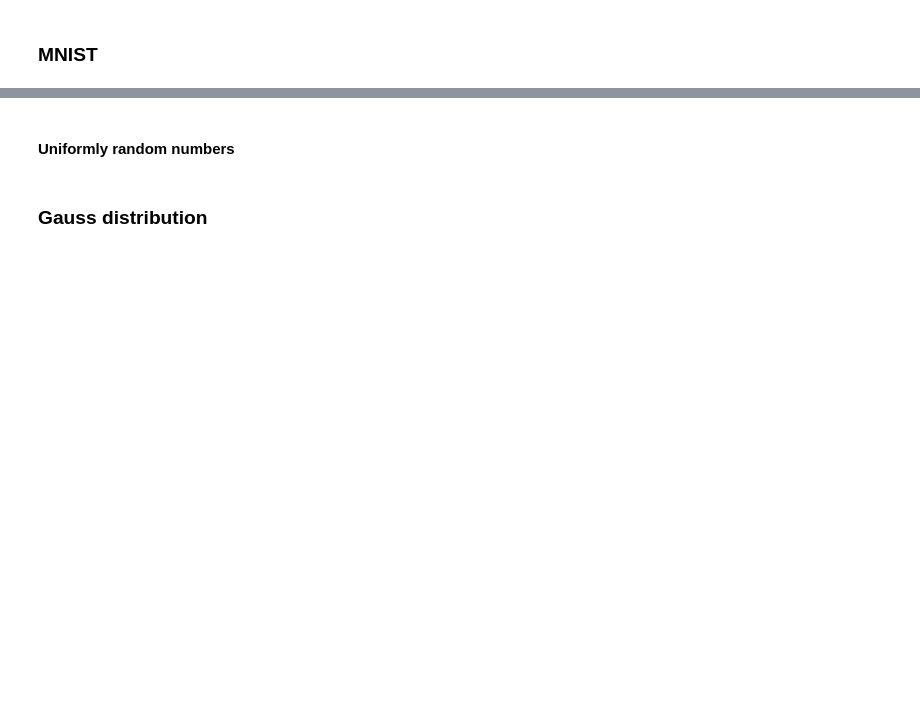
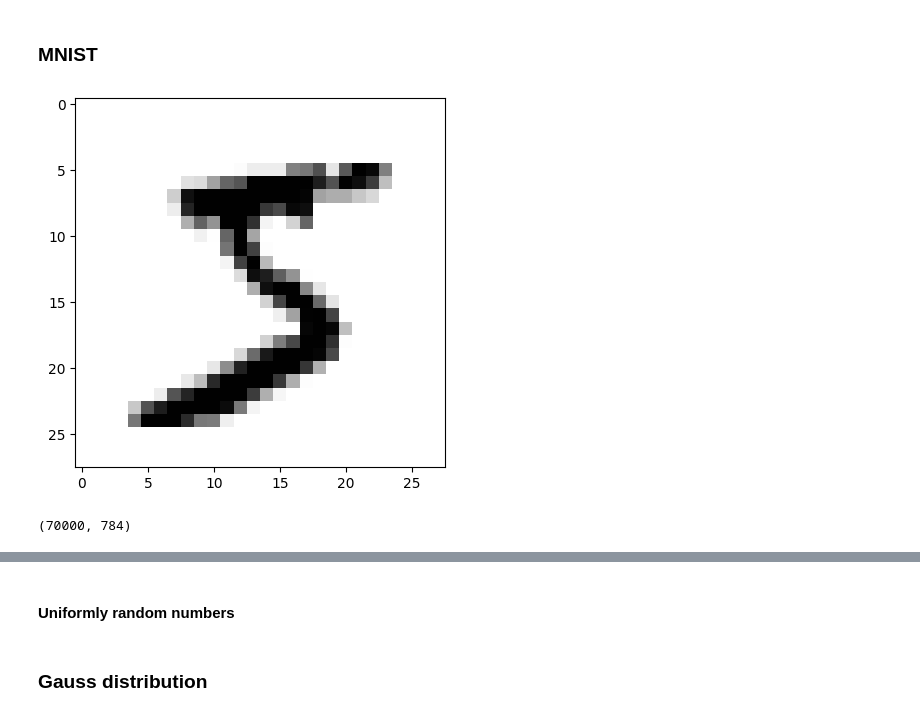
Before and after one commit to tomohisa67/Sparsity-Aware-APDRCD, a Jupyter notebook: plot_apdrcd.ipynb, the cells around one changed output, grey strips where cells are left out. Drawn from its saved outputs; the diff is of its cells as text; code cells hidden in the pictures; blank space fills up the shorter version.

```diff
--- a/plot_apdrcd.ipynb
+++ b/plot_apdrcd.ipynb
@@ -15,16 +15,20 @@ from ot.plot import plot1D_mat
 # %% [markdown]
 ### MNIST
 # %%
-# from sklearn.datasets import fetch_openml
-# digits = fetch_openml(name='mnist_784', version=1)
-# data = digits.data.to_numpy()
-# plt.imshow(data[0].reshape(28,28), cmap=plt.cm.gray_r)
-# plt.show()
+from sklearn.datasets import fetch_openml
+digits = fetch_openml(name='mnist_784', version=1)
+data = digits.data.to_numpy()
+plt.imshow(data[0].reshape(28,28), cmap=plt.cm.gray_r)
+plt.show()
+# %% [output]
+[figure, added]
 # %%
-# print(data.shape)
-# N = data.shape[0]
-# tmp = np.arange(N)
-# np.random.seed(111)
-# np.random.shuffle(tmp)
-# i,j = tmp[0:2]
+print(data.shape)
+N = data.shape[0]
+tmp = np.arange(N)
+np.random.seed(111)
+np.random.shuffle(tmp)
+i,j = tmp[0:2]
+# %% [output]
+(70000, 784)
 # %%
```
Also changed, not shown: parts of 19 cells of this notebook, 13 other files.
